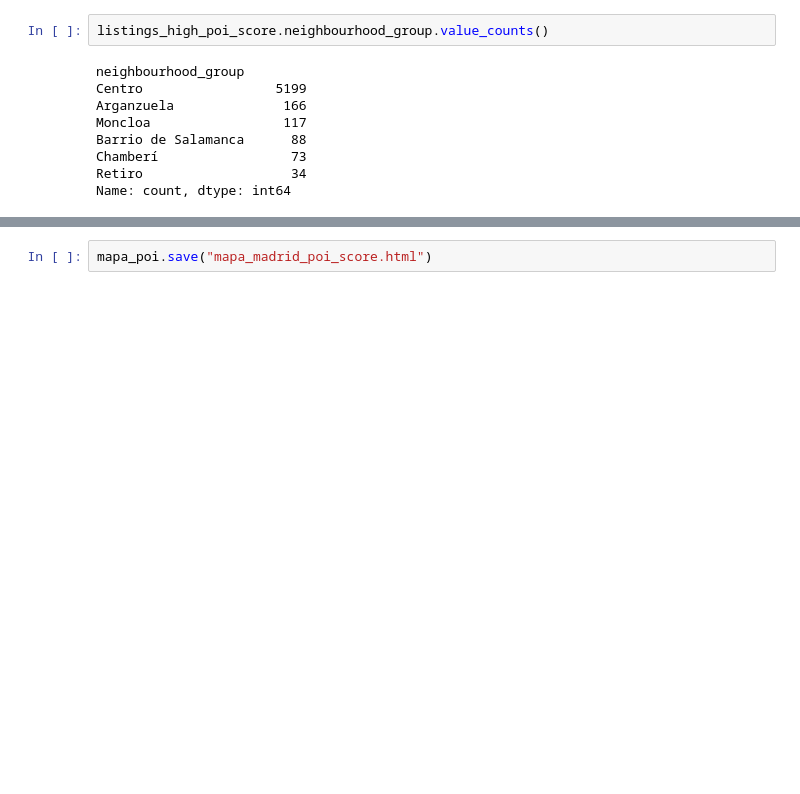
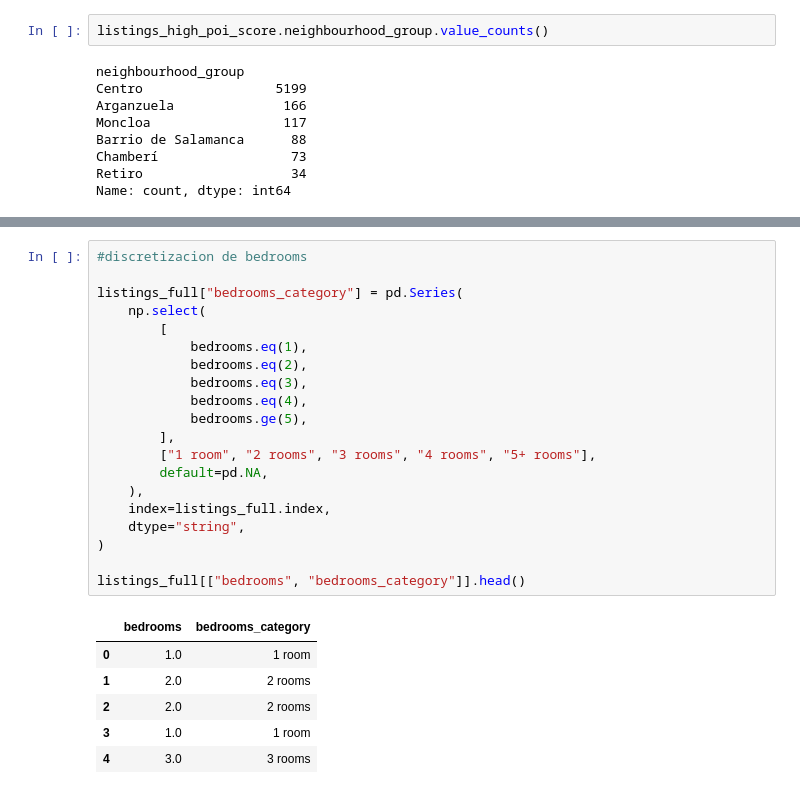
Before and after one commit to fertr98/CASO-1---An-lisis-de-mercado-inmobiliario, a Jupyter notebook: notebooks/02_creaciónvariables.ipynb, the cells around one changed output, grey strips where cells are left out. Saved outputs shown, nothing was run; the diff lists cells and outputs as text; blank space fills up the shorter version.

Commit message:
finalizada la creación de variables: discretización de bedrooms, bathrooms y accommodates

```diff
--- a/notebooks/02_creaciónvariables.ipynb
+++ b/notebooks/02_creaciónvariables.ipynb
@@ -328,2 +280,27 @@ mapa_poi
-# %%
-mapa_poi.save("mapa_madrid_poi_score.html")
+# %%
+#discretizacion de bedrooms
+
+listings_full["bedrooms_category"] = pd.Series(
+    np.select(
+        [
+            bedrooms.eq(1),
+            bedrooms.eq(2),
+            bedrooms.eq(3),
+            bedrooms.eq(4),
+            bedrooms.ge(5),
+        ],
+        ["1 room", "2 rooms", "3 rooms", "4 rooms", "5+ rooms"],
+        default=pd.NA,
+    ),
+    index=listings_full.index,
+    dtype="string",
+)
+
+listings_full[["bedrooms", "bedrooms_category"]].head()
+# %% [output]
+|  | bedrooms | bedrooms_category |
+| 0 | 1.0 | 1 room |
+| 1 | 2.0 | 2 rooms |
+| 2 | 2.0 | 2 rooms |
+| 3 | 1.0 | 1 room |
+| 4 | 3.0 | 3 rooms |
```
Also changed, not shown: parts of 5 cells of this notebook.
